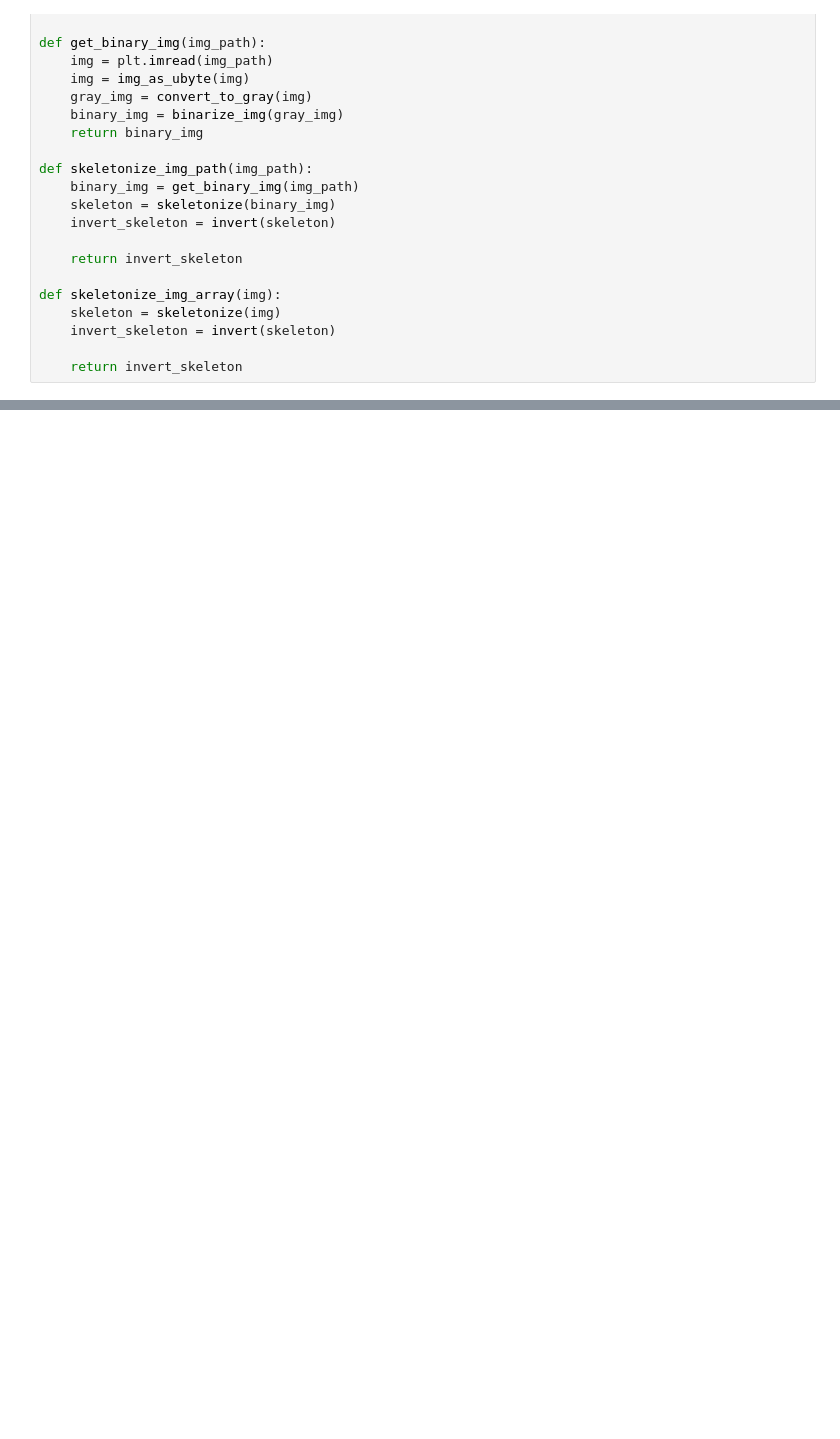
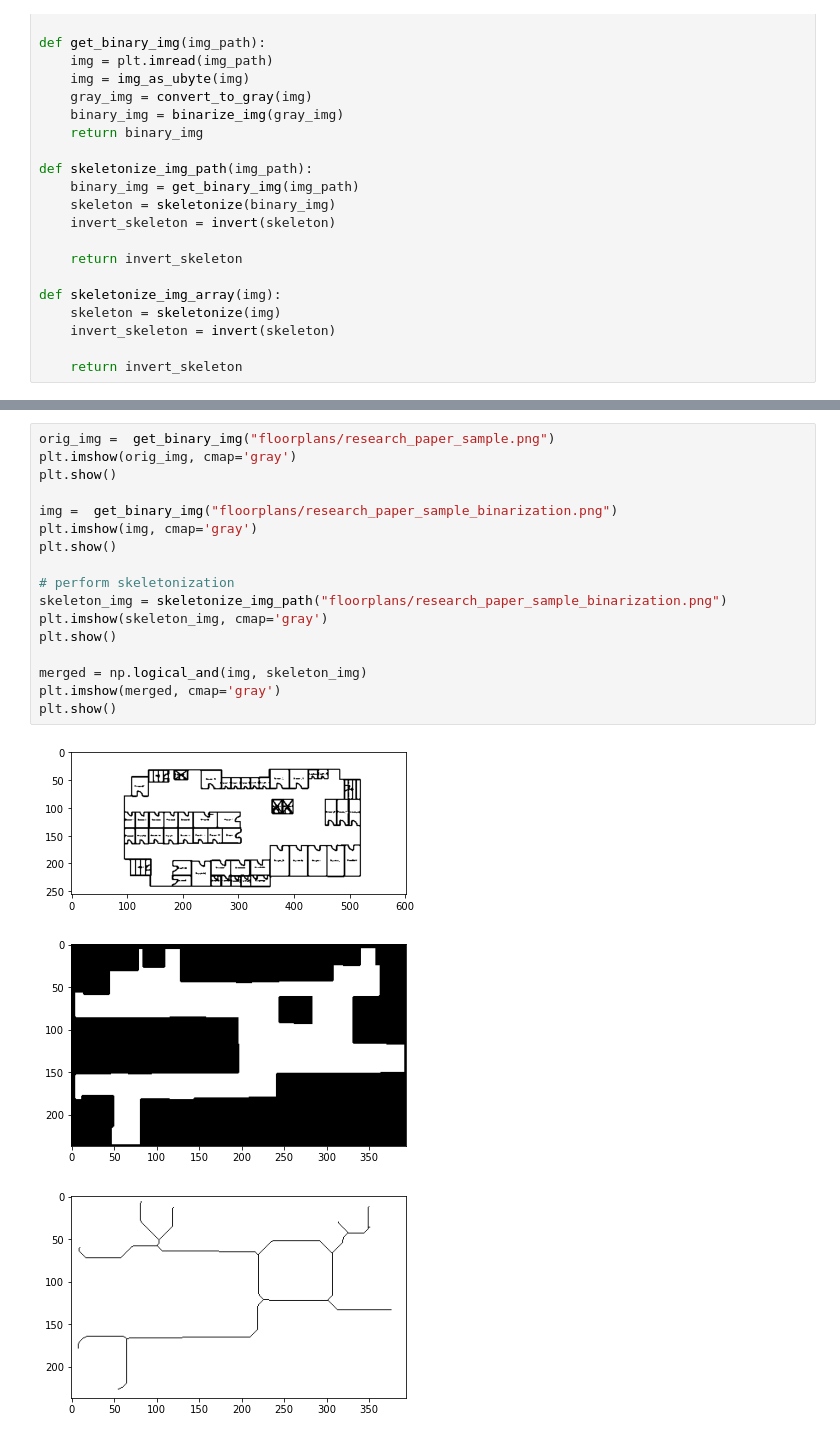
Before and after one commit to Amauris/path_extractor, a Jupyter notebook: path_extractor.ipynb, the cells around one changed output, grey strips where cells are left out. Drawn from its saved outputs; the diff is of its cells as text; blank space fills up the shorter version.

```diff
--- a/path_extractor.ipynb
+++ b/path_extractor.ipynb
@@ -76,0 +100,21 @@ plt.show()
+# %%
+orig_img =  get_binary_img("floorplans/research_paper_sample.png")
+plt.imshow(orig_img, cmap='gray')
+plt.show()
+
+img =  get_binary_img("floorplans/research_paper_sample_binarization.png")
+plt.imshow(img, cmap='gray')
+plt.show()
+
+# perform skeletonization
+skeleton_img = skeletonize_img_path("floorplans/research_paper_sample_binarization.png")
+plt.imshow(skeleton_img, cmap='gray')
+plt.show()
+
+merged = np.logical_and(img, skeleton_img)
+plt.imshow(merged, cmap='gray')
+plt.show()
+# %% [output]
+[figure, added]
+[figure, added]
+[figure, added]
```
Also changed, not shown: parts of 15 cells of this notebook.
